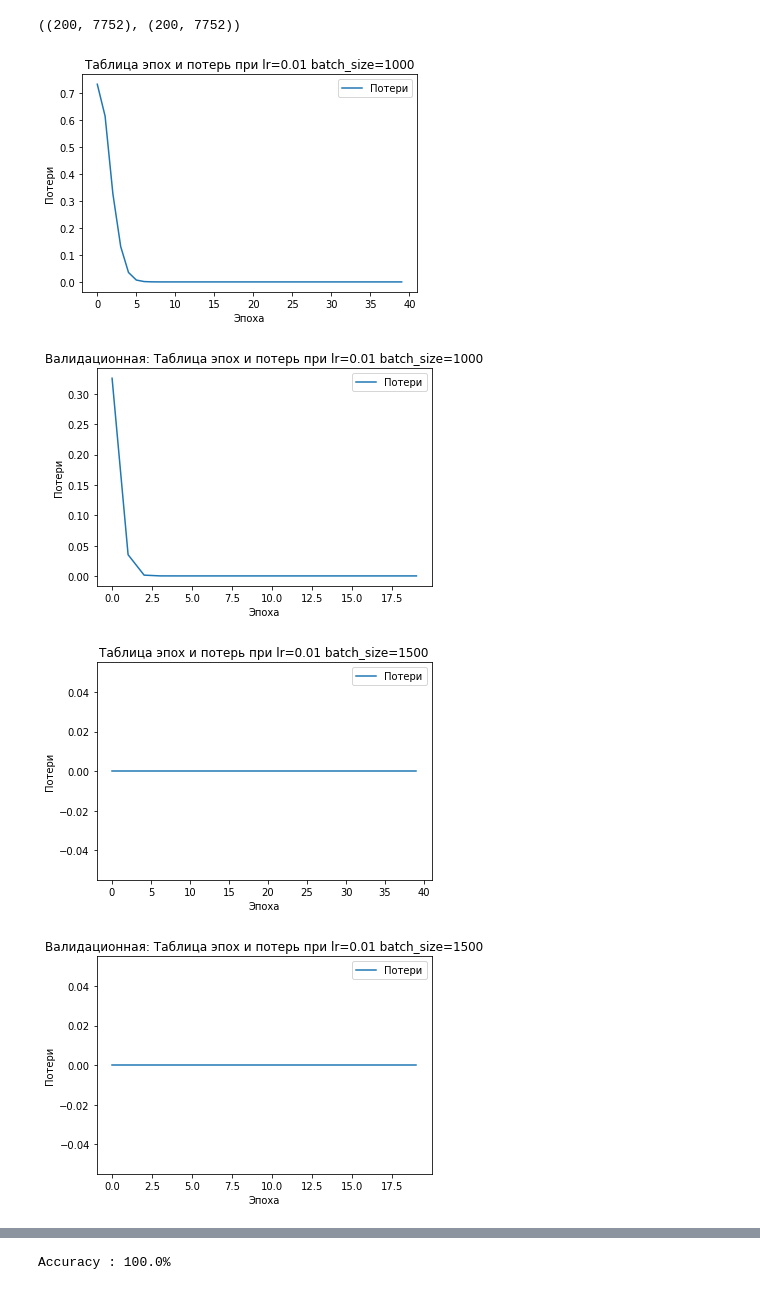
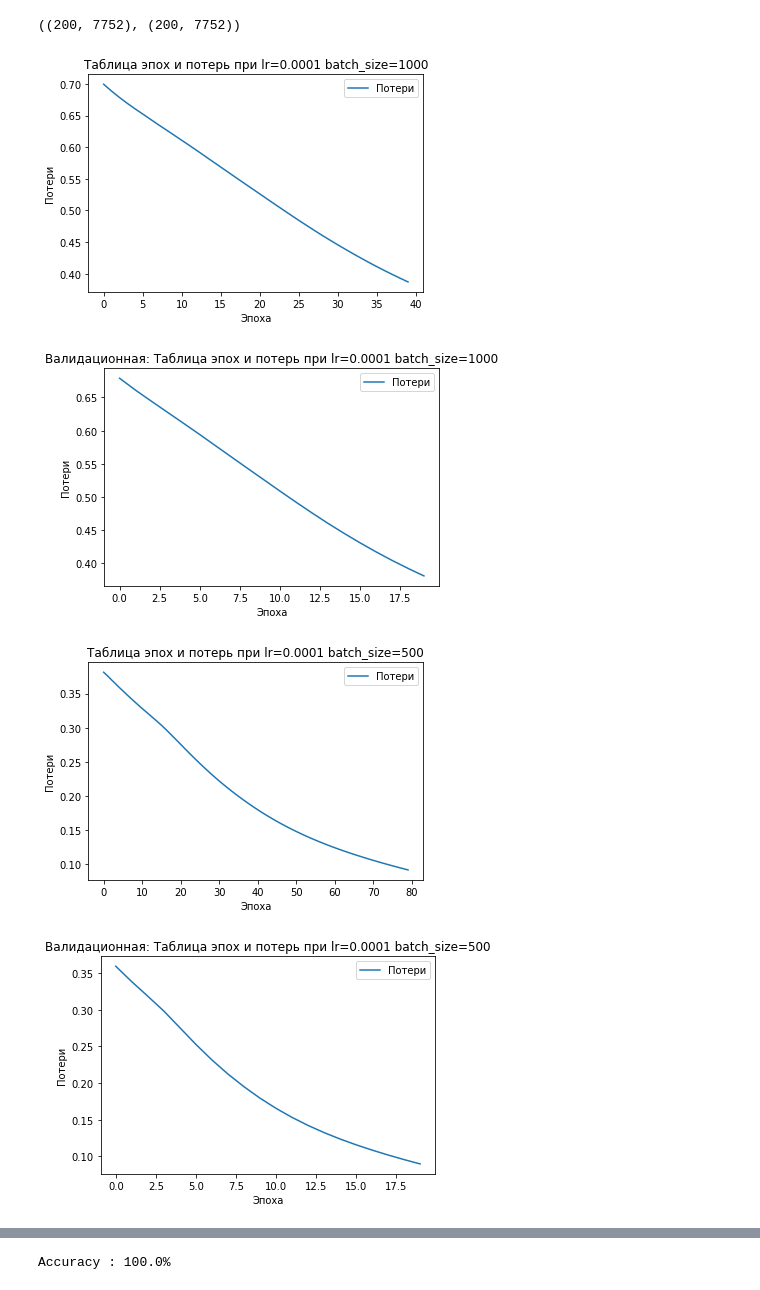
Before and after one commit to d7anSeR/lab5_python, a Jupyter notebook: Untitled1.ipynb, the cells around one changed output, grey strips where cells are left out. Cells and saved outputs as stored; diff of their text form; code cells hidden in the pictures.

Commit message:
добилась вывода нормальных графиков изменением значение learning rate и batch size

```diff
--- a/Untitled1.ipynb
+++ b/Untitled1.ipynb
@@ -188,8 +188,8 @@ device = "cuda" if torch.cuda.is_available() else "cpu"
 if device == "cuda":
     torch.cuda.manual_seed_all(1234)
 
-lr_list=[0.01,0.001,0.0001]
-batch_size=[1000, 1500, 2000]
+lr_list=[0.0001,0.0002,0.0003]
+batch_size=[1000, 500, 100]
 for lr_ in lr_list:
   for bs_ in batch_size:
     data=torch.utils.data.DataLoader(x_train, batch_size=bs_,shuffle=True)
@@ -206,34 +206,34 @@ for lr_ in lr_list:
         loss_.append(loss.item())
         optimizer.zero_grad()
         loss.backward()
         optimizer.step()
 
         pred = torch.max(y_pred, 1)[1].eq(y_train).sum()
         acc = pred * 100.0 / len(x_train)
 
       model.eval()
       for elem in val_data:
         y_pred = model(x_train)
         loss = criterion(y_pred, y_train)
         loss_val.append(loss.item())
         pred = torch.max(y_pred, 1)[1].eq(y_train).sum()
         acc = pred * 100.0 / len(x_train)
     plt.plot(loss_)
     plt.title('Таблица эпох и потерь при lr='+str(lr_) +" batch_size="+str(bs_))
     plt.xlabel('Эпоха')
     plt.ylabel('Потери')
     plt.legend(['Потери'])
     plt.show()
 
 
     plt.plot(loss_val)
     plt.title('Валидационная: Таблица эпох и потерь при lr='+str(lr_) +" batch_size="+str(bs_))
     plt.xlabel('Эпоха')
     plt.ylabel('Потери')
     plt.legend(['Потери'])
     plt.show()
 # %% [output]
-[figure, old version]
+[figure, new version]
-[figure, old version]
+[figure, new version]
-[figure, old version]
+[figure, new version]
-[figure, old version]
+[figure, new version]
```
Also changed, not shown: parts of 4 cells of this notebook.
